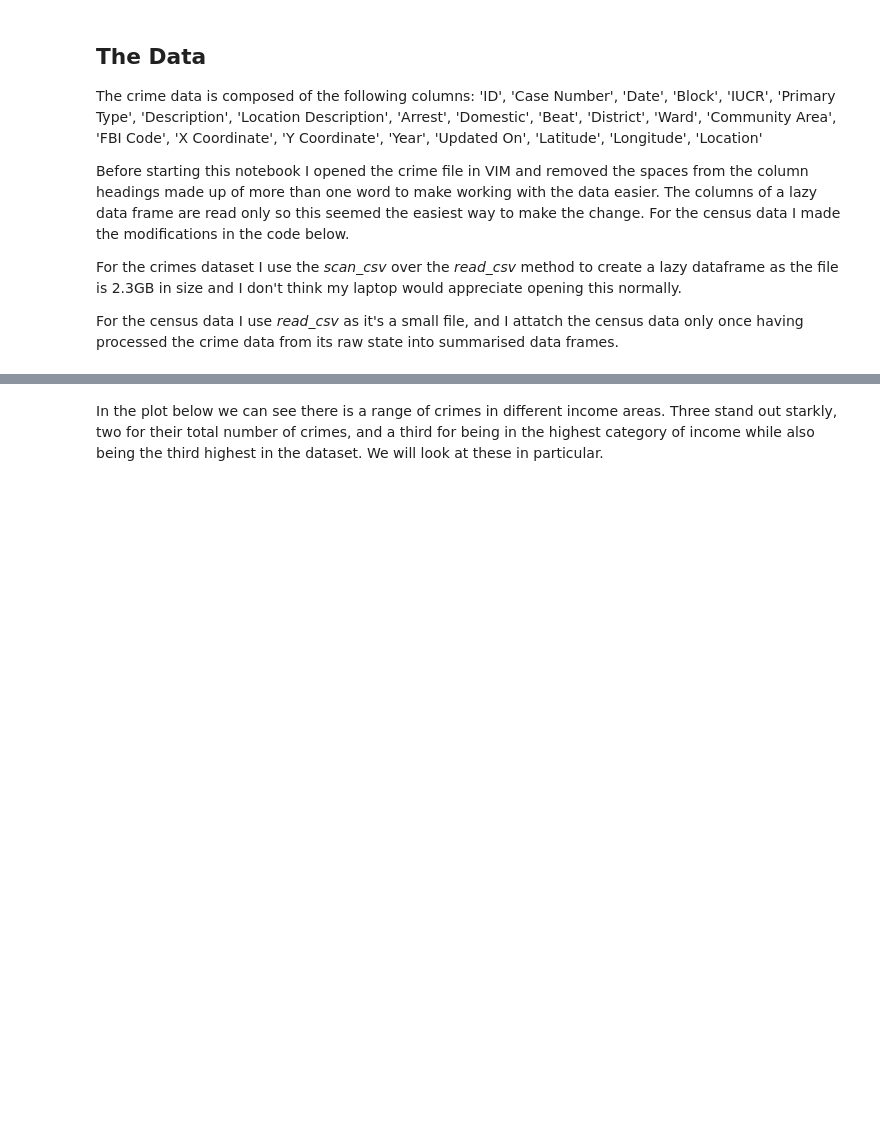
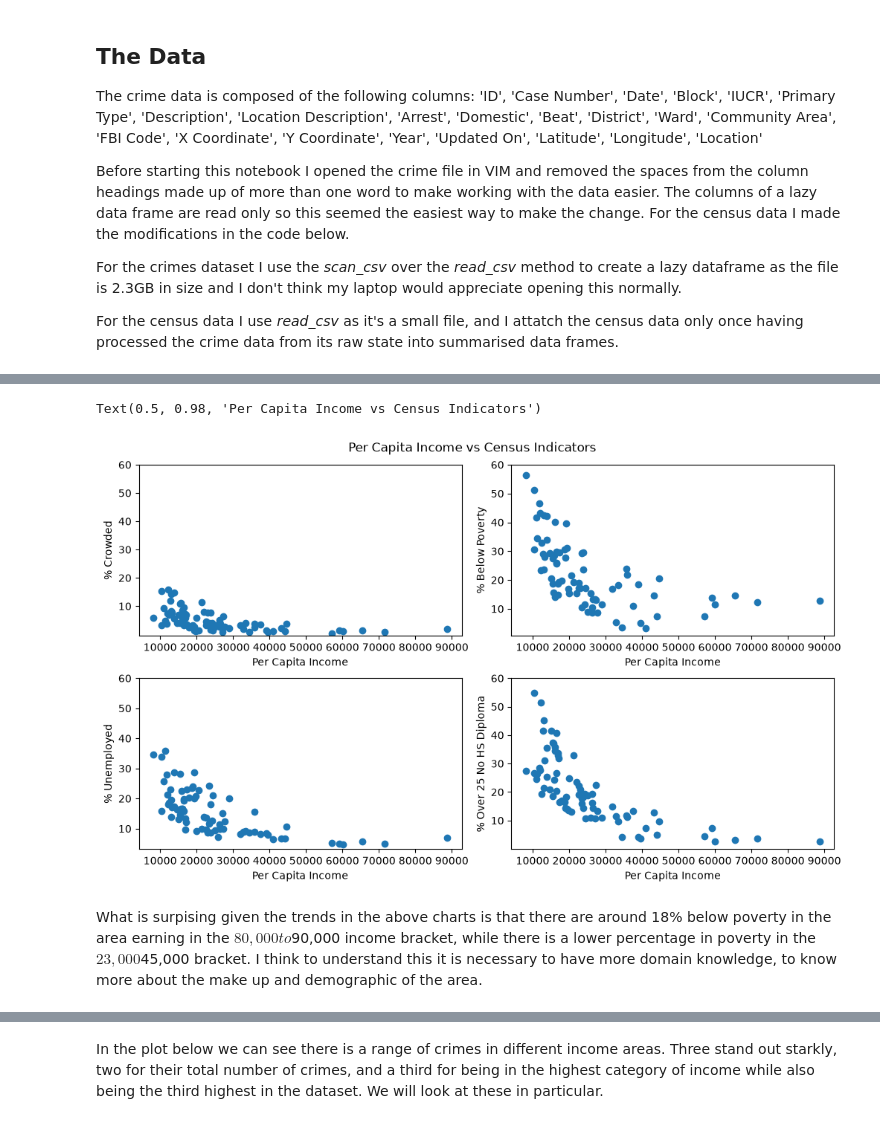
Before and after one commit to ogladr-kjarr/learning-EDA-with-Python, a Jupyter notebook: ChicagoCrimeSocioEconomicData.ipynb, the cells around one changed output, grey strips where cells are left out. Drawn from its saved outputs; the diff is of its cells as text; code cells hidden in the pictures; blank space fills up the shorter version.

```diff
--- a/ChicagoCrimeSocioEconomicData.ipynb
+++ b/ChicagoCrimeSocioEconomicData.ipynb
@@ -88,0 +78,32 @@ enriched_count_by_area_and_type_df = count_by_type_and_area_df.join(census_df, o
+# %%
+# Create four named Axes for displaying the sub-plots
+
+fig, axd = plt.subplot_mosaic([['crowded', 'poverty'],
+                               ['unemployed', 'diploma']],
+                              figsize=(10, 6), layout="constrained")
+# For each axis plot the related data and set the y-axis label, the x-axis label and y-axis ticks are the same for every plot
+for k, ax in axd.items():
+    if k == 'crowded':
+        ax.scatter(census_df['PerCapitaIncome'],
+                    census_df['PercentHousingCrowded'])
+        ax.set_ylabel("% Crowded")
+    if k == 'poverty':
+        ax.scatter(census_df['PerCapitaIncome'],
+                    census_df['PercentHouseholdsBelowPovery'])
+        ax.set_ylabel("% Below Poverty")
+    if k == 'unemployed':
+        ax.scatter(census_df['PerCapitaIncome'],
+                    census_df['PercentAged16AboveUnemployed'])
+        ax.set_ylabel("% Unemployed")
+    if k == 'diploma':
+        ax.scatter(census_df['PerCapitaIncome'],
+                    census_df['PercentAged25AboveWithoutHighSchoolDiploma'])
+        ax.set_ylabel("% Over 25 No HS Diploma")
+    ax.set_xlabel("Per Capita Income")
+    ax.set_yticks([10, 20, 30, 40, 50, 60])
+fig.suptitle('Per Capita Income vs Census Indicators')
+# %% [output]
+Text(0.5, 0.98, 'Per Capita Income vs Census Indicators')
+[figure, added]
+# %% [markdown]
+What is surpising given the trends in the above charts is that there are around 18% below poverty in the area earning in the $80,000 to $90,000 income bracket, while there is a lower percentage in poverty in the $23,000 $45,000 bracket. I think to understand this it is necessary to have more domain knowledge, to know more about the make up and demographic of the area.
```
Also changed, not shown: parts of 21 cells of this notebook.
